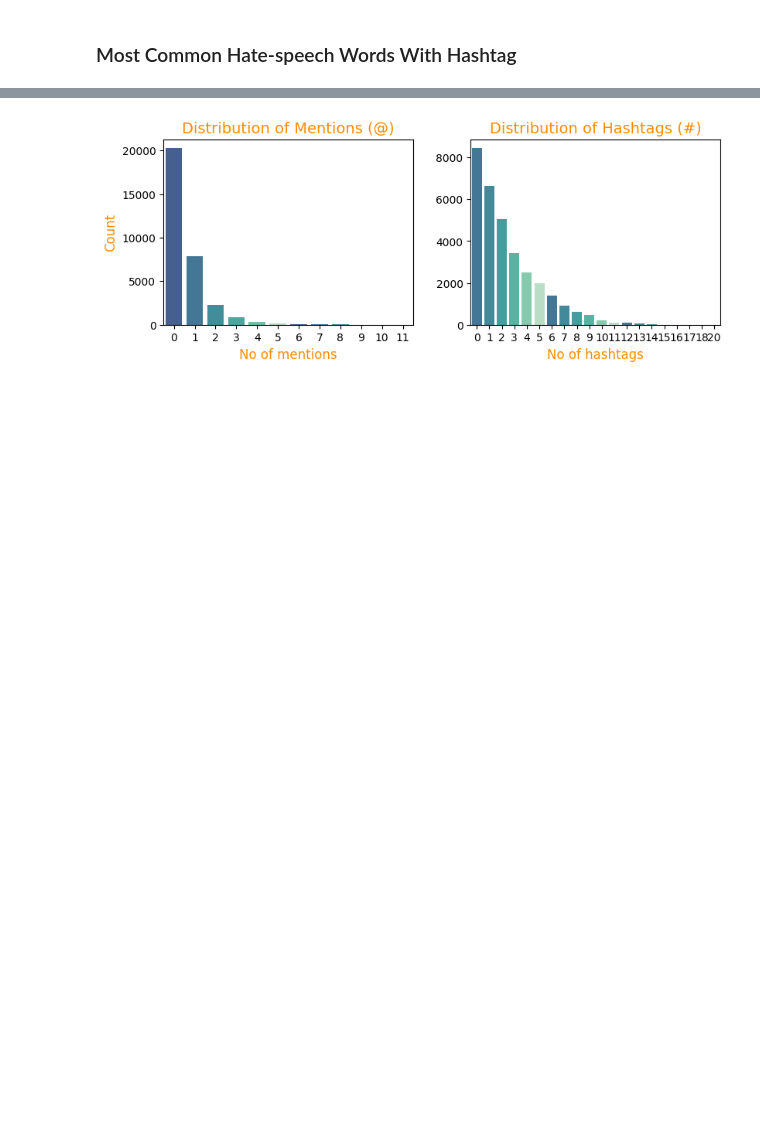
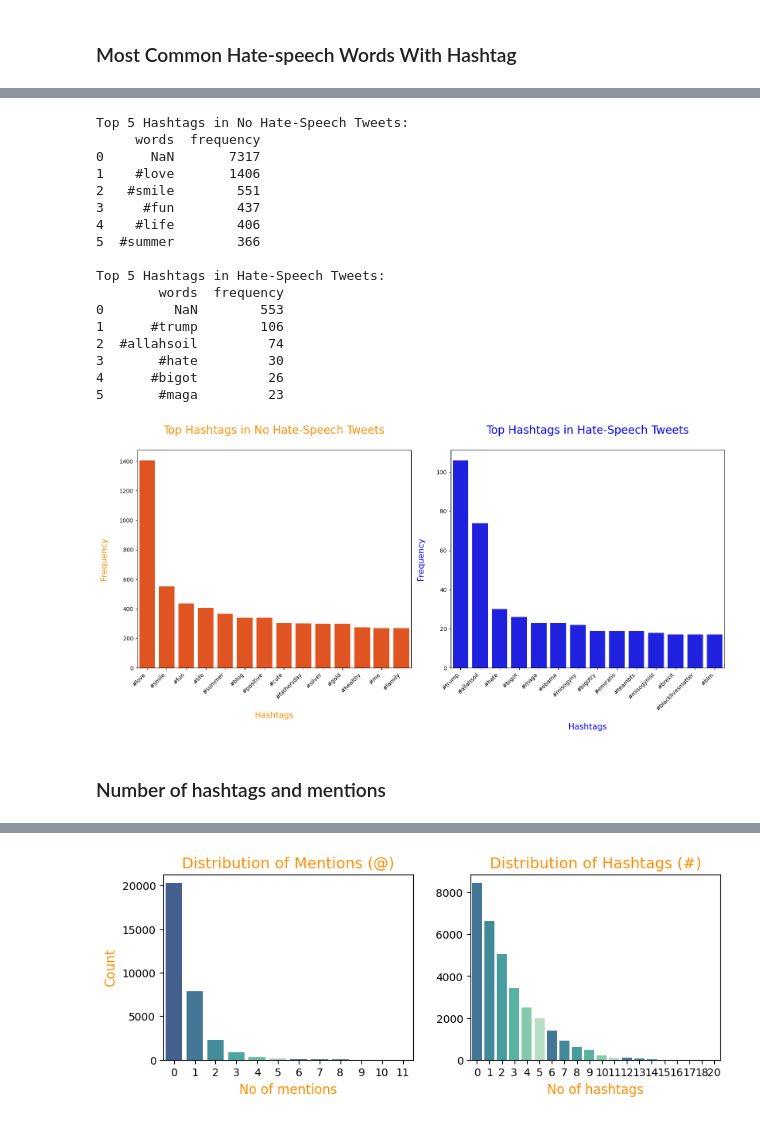
Before and after one commit to netGed/WebScience24, a Jupyter notebook: src/1. Explorative Analysis & Preprocessing/imran/data-expl_hate-speech.ipynb, the cells around one changed output, grey strips where cells are left out. Drawn from its saved outputs; the diff is of its cells as text; code cells hidden in the pictures; blank space fills up the shorter version.

```diff
--- a/src/1. Explorative Analysis & Preprocessing/imran/data-expl_hate-speech.ipynb
+++ b/src/1. Explorative Analysis & Preprocessing/imran/data-expl_hate-speech.ipynb
@@ -543,0 +419,58 @@ train_data.head()
+# %%
+hashtags_no_hate = train_cleaned_data[train_cleaned_data['label'] == 0]['hashtags'].dropna().apply(lambda x: eval(x)).explode()
+hashtags_hate = train_cleaned_data[train_cleaned_data['label'] == 1]['hashtags'].dropna().apply(lambda x: eval(x)).explode()
+
+# Häufigkeitsverteilung für No Hate-Speech Hashtags
+negative_hashtag = FreqDist(hashtags_no_hate).most_common(15)
+negative_data = pd.DataFrame(negative_hashtag, columns=['words', 'frequency'])
+
+# Häufigkeitsverteilung für Hate-Speech Hashtags
+positive_hashtag = FreqDist(hashtags_hate).most_common(15)
+positive_data = pd.DataFrame(positive_hashtag, columns=['words', 'frequency'])
+
+print("Top 5 Hashtags in No Hate-Speech Tweets:")
+print(negative_data.head(6), "\n")
+print("Top 5 Hashtags in Hate-Speech Tweets:")
+print(positive_data.head(6), "\n")
+
+plt.figure(figsize=(16, 8))
+
+# Subplot 1: No Hate-Speech Hashtags
+plt.subplot(1, 2, 1)
+sns.barplot(x='words', y='frequency', data=negative_data, color="orangered")
+plt.title('Top Hashtags in No Hate-Speech Tweets\n', fontsize=20, color="darkorange")
+plt.xlabel("\nHashtags", fontsize=15, color="darkorange")
+plt.ylabel("Frequency\n", fontsize=15, color="darkorange")
+plt.xticks(rotation=45, ha='right')
+plt.tight_layout(pad=2)
+
+# Subplot 2: Hate-Speech Hashtags
+plt.subplot(1, 2, 2)
+sns.barplot(x='words', y='frequency', data=positive_data, color="blue")
+plt.title('Top Hashtags in Hate-Speech Tweets\n', fontsize=20, color="blue")
+plt.xlabel("\nHashtags", fontsize=15, color="blue")
+plt.ylabel("Frequency\n", fontsize=15, color="blue")
+plt.xticks(rotation=45, ha='right')
+plt.tight_layout()
+plt.show()
+# %% [output]
+Top 5 Hashtags in No Hate-Speech Tweets:
+     words  frequency
+0      NaN       7317
+1    #love       1406
+2   #smile        551
+3     #fun        437
+4    #life        406
+5  #summer        366
+
+Top 5 Hashtags in Hate-Speech Tweets:
+        words  frequency
+0         NaN        553
+1      #trump        106
+2  #allahsoil         74
+3       #hate         30
+4      #bigot         26
+5       #maga         23
+[figure, added]
+# %% [markdown]
+### Number of hashtags and mentions
```
Also changed, not shown: parts of 16 cells of this notebook.
